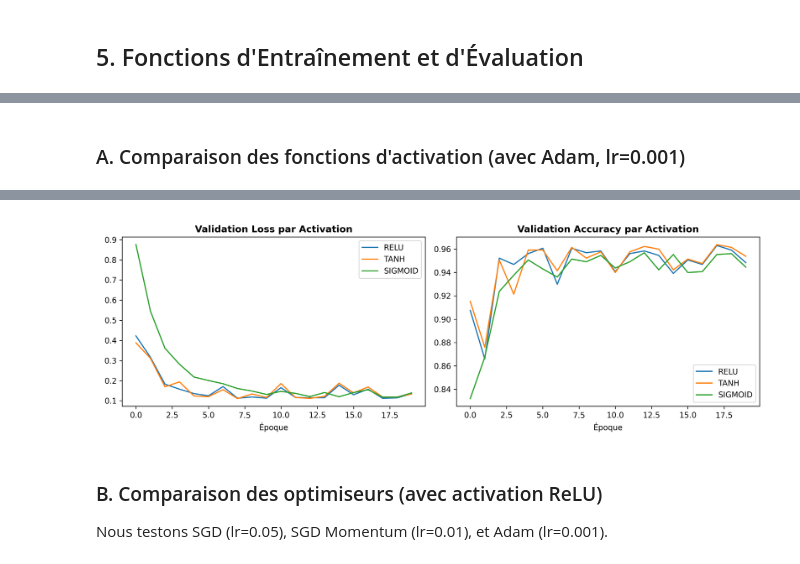
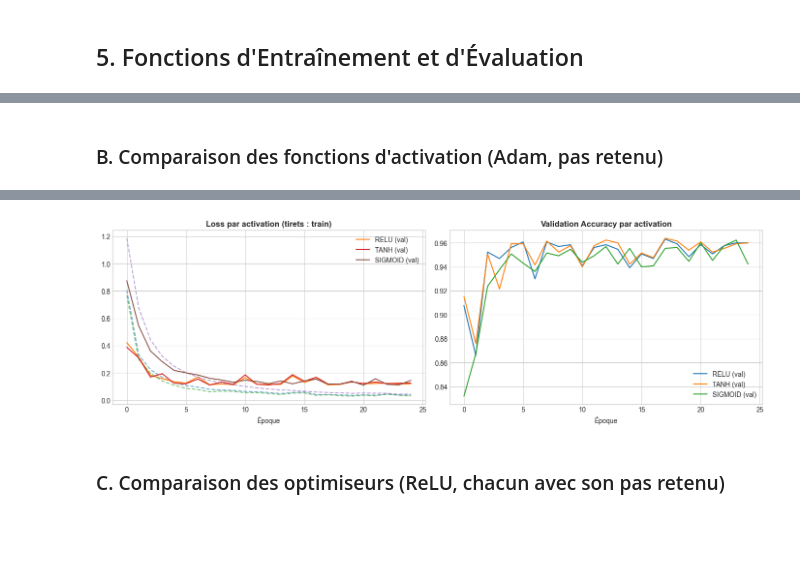
Before and after one commit to aliounedjamil/Projet-DL-HAR, a Jupyter notebook: notebooks/version1_alioune/v1_baseline_mlp_alioune.ipynb, the cells around one changed output, grey strips where cells are left out. Saved outputs shown, nothing was run; the diff lists cells and outputs as text; code cells hidden in the pictures; blank space fills up the shorter version.

```diff
--- a/notebooks/version1_alioune/v1_baseline_mlp_alioune.ipynb
+++ b/notebooks/version1_alioune/v1_baseline_mlp_alioune.ipynb
@@ -47,7 +71,6 @@ Le jeu de données Human Activity Recognition (HAR) contient les enregistrements
 # %%
-# Chargement des fichiers train.csv et test.csv
-train_df = pd.read_csv('../../data/HAR/train.csv')
-test_df = pd.read_csv('../../data/HAR/test.csv')
+train_df = pd.read_csv(os.path.join(DATA_DIR, 'train.csv'))
+test_df = pd.read_csv(os.path.join(DATA_DIR, 'test.csv'))       # utilisé pour l'évaluation finale uniquement (section 8)
 
 print(f"Jeu d'entraînement (Train) : {train_df.shape[0]} lignes, {train_df.shape[1]} colonnes")
 print(f"Jeu de test (Test)         : {test_df.shape[0]} lignes, {test_df.shape[1]} colonnes")
@@ -370,28 +428,24 @@ def run_experiment(activation='relu', opt_name='adam', lr=0.001, epochs=30, seed
 # %% [markdown]
-### A. Comparaison des fonctions d'activation (avec Adam, lr=0.001)
+### B. Comparaison des fonctions d'activation (Adam, pas retenu)
 # %%
 activations = ['relu', 'tanh', 'sigmoid']
 act_histories = {}
+for act in activations:
+    _, hist = run_experiment(activation=act, opt_name='adam', lr=best_lr['adam'])
+    act_histories[act] = hist
+    print(f"{act.upper():8s} : Val Loss = {hist['val_loss'][-1]:.4f} | Val Acc = {hist['val_acc'][-1]*100:.2f}% "
+          f"| Val F1 = {hist['val_f1'][-1]*100:.2f}%")
 
-for act in activations:
-    print(f"Entraînement avec activation : {act.upper()}...")
-    _, hist = run_experiment(activation=act, opt_name='adam', lr=0.001, epochs=25)
-    act_histories[act] = hist
-
-# Affichage des courbes
 fig, axes = plt.subplots(1, 2, figsize=(14, 4.5))
 for act in activations:
-    axes[0].plot(act_histories[act]['val_loss'], label=f"{act.upper()} (Val Loss)")
-    axes[1].plot(act_histories[act]['val_acc'], label=f"{act.upper()} (Val Acc)")
-
-axes[0].set_title("Validation Loss par fonction d'activation", fontweight='bold')
-axes[0].set_xlabel("Époque")
-axes[0].legend()
-
-axes[1].set_title("Validation Accuracy par fonction d'activation", fontweight='bold')
-axes[1].set_xlabel("Époque")
-axes[1].legend()
-
+    axes[0].plot(act_histories[act]['train_loss'], ls='--', alpha=0.6)
+    axes[0].plot(act_histories[act]['val_loss'], label=f"{act.upper()} (val)")
+    axes[1].plot(act_histories[act]['val_acc'], label=f"{act.upper()} (val)")
+axes[0].set_title("Loss par activation (tirets : train)", fontweight='bold')
+axes[0].set_xlabel("Époque"); axes[0].legend()
+axes[1].set_title("Validation Accuracy par activation", fontweight='bold')
+axes[1].set_xlabel("Époque"); axes[1].legend()
 plt.tight_layout()
+plt.savefig(os.path.join(FIG_DIR, '05_comparaison_activations.png'), dpi=300)
 plt.show()
 # %% [output]
@@ -401,5 +455,4 @@ Entraînement avec activation : SIGMOID...
-[figure, old version]
+[figure, new version]
-# %% [markdown]
-### B. Comparaison des optimiseurs (avec activation ReLU)
-Nous testons SGD (lr=0.05), SGD Momentum (lr=0.01), et Adam (lr=0.001).
+# %% [markdown]
+### C. Comparaison des optimiseurs (ReLU, chacun avec son pas retenu)
 # %%
```
Also changed, not shown: parts of 42 cells of this notebook, 29 other files.
